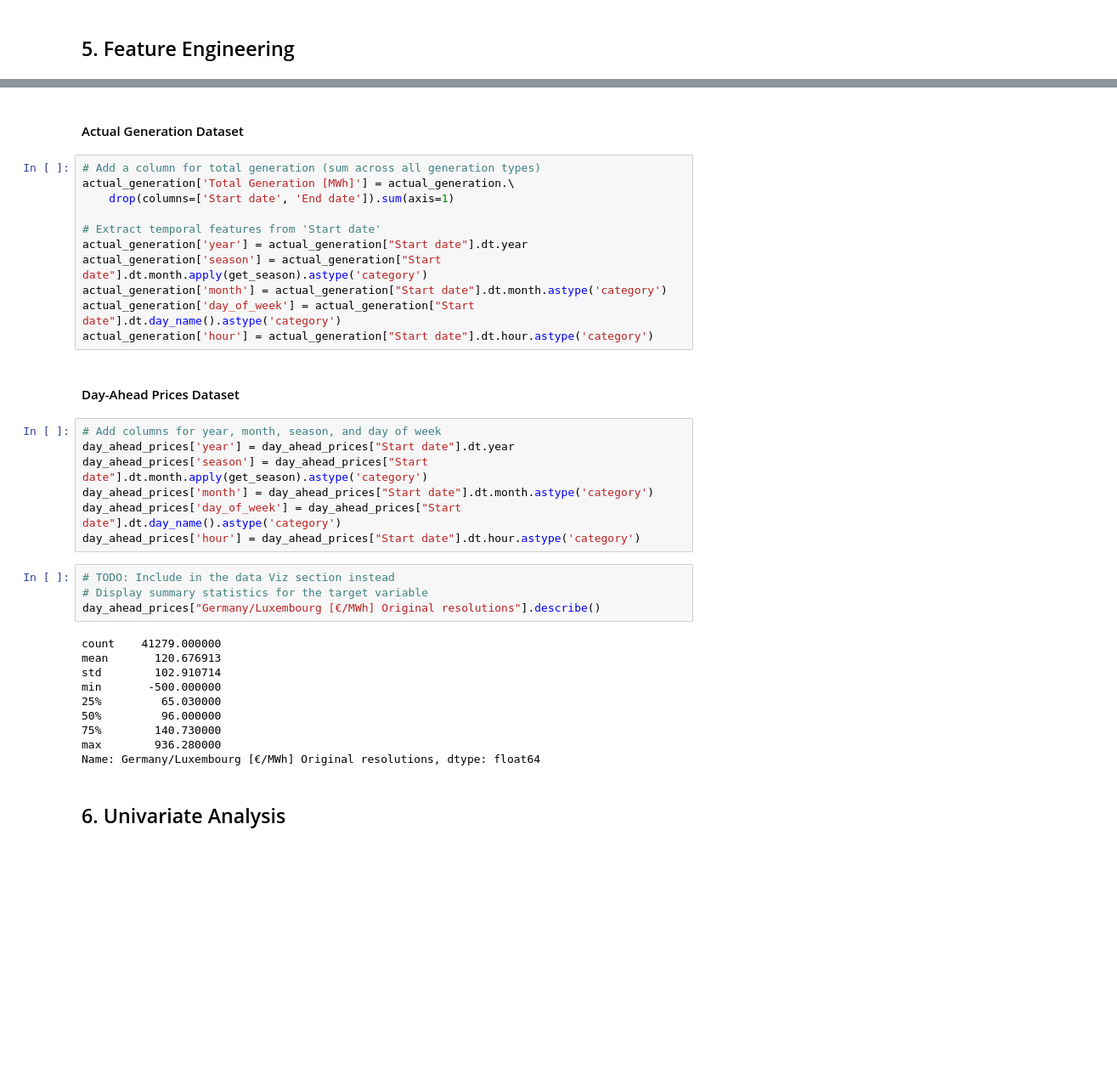
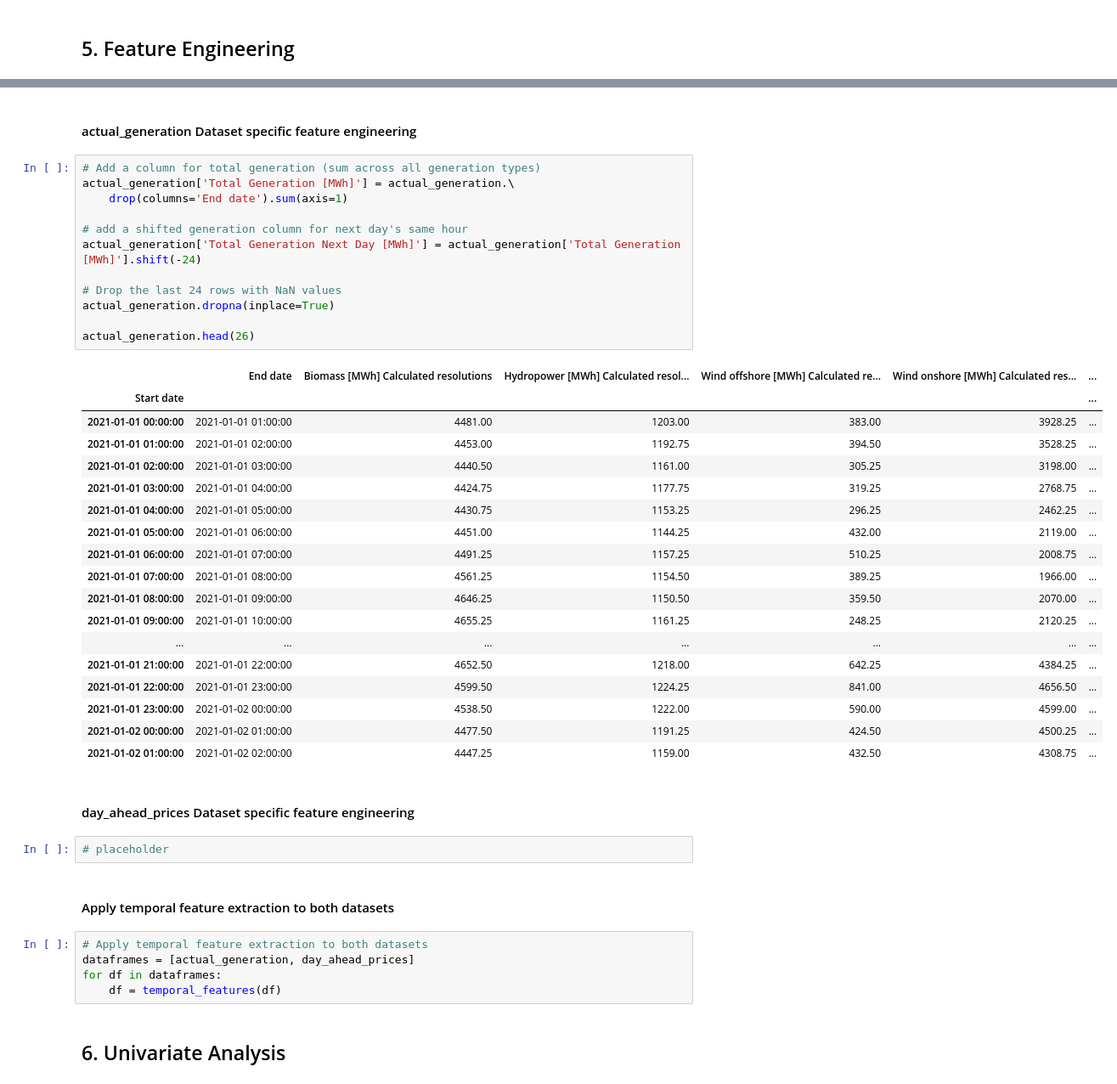
Before and after one commit to Alaeddin-B/german-energy-price-forecasting-mlops, a Jupyter notebook: notebooks/01-EDA.ipynb, the cells around one changed output, grey strips where cells are left out. Shown at 85% size. Cells and saved outputs as stored; diff of their text form; blank space fills up the shorter version.

```diff
--- a/notebooks/01-EDA.ipynb
+++ b/notebooks/01-EDA.ipynb
@@ -216,38 +238,46 @@ def get_season(month):
 # %% [markdown]
-#### Actual Generation Dataset
+#### actual_generation Dataset specific feature engineering
 # %%
 # Add a column for total generation (sum across all generation types)
 actual_generation['Total Generation [MWh]'] = actual_generation.\
-    drop(columns=['Start date', 'End date']).sum(axis=1)
+    drop(columns='End date').sum(axis=1)
 
-# Extract temporal features from 'Start date'
-actual_generation['year'] = actual_generation["Start date"].dt.year
-actual_generation['season'] = actual_generation["Start date"].dt.month.apply(get_season).astype('category')
-actual_generation['month'] = actual_generation["Start date"].dt.month.astype('category')
-actual_generation['day_of_week'] = actual_generation["Start date"].dt.day_name().astype('category')
-actual_generation['hour'] = actual_generation["Start date"].dt.hour.astype('category')
+# add a shifted generation column for next day's same hour
+actual_generation['Total Generation Next Day [MWh]'] = actual_generation['Total Generation [MWh]'].shift(-24)
+
+# Drop the last 24 rows with NaN values
+actual_generation.dropna(inplace=True)
+
+actual_generation.head(26)
+# %% [output]
+|  | End date | Biomass [MWh] Calculated resolutions | Hydropower [MWh] Calculated resol... | Wind offshore [MWh] Calculated re... | Wind onshore [MWh] Calculated res... | ... |
+| Start date |  |  |  |  |  | ... |
+| 2021-01-01 00:00:00 | 2021-01-01 01:00:00 | 4481.00 | 1203.00 | 383.00 | 3928.25 | ... |
+| 2021-01-01 01:00:00 | 2021-01-01 02:00:00 | 4453.00 | 1192.75 | 394.50 | 3528.25 | ... |
+| 2021-01-01 02:00:00 | 2021-01-01 03:00:00 | 4440.50 | 1161.00 | 305.25 | 3198.00 | ... |
+| 2021-01-01 03:00:00 | 2021-01-01 04:00:00 | 4424.75 | 1177.75 | 319.25 | 2768.75 | ... |
+| 2021-01-01 04:00:00 | 2021-01-01 05:00:00 | 4430.75 | 1153.25 | 296.25 | 2462.25 | ... |
+| 2021-01-01 05:00:00 | 2021-01-01 06:00:00 | 4451.00 | 1144.25 | 432.00 | 2119.00 | ... |
+| 2021-01-01 06:00:00 | 2021-01-01 07:00:00 | 4491.25 | 1157.25 | 510.25 | 2008.75 | ... |
+| 2021-01-01 07:00:00 | 2021-01-01 08:00:00 | 4561.25 | 1154.50 | 389.25 | 1966.00 | ... |
+| 2021-01-01 08:00:00 | 2021-01-01 09:00:00 | 4646.25 | 1150.50 | 359.50 | 2070.00 | ... |
+| 2021-01-01 09:00:00 | 2021-01-01 10:00:00 | 4655.25 | 1161.25 | 248.25 | 2120.25 | ... |
+| ... | ... | ... | ... | ... | ... | ... |
+| 2021-01-01 21:00:00 | 2021-01-01 22:00:00 | 4652.50 | 1218.00 | 642.25 | 4384.25 | ... |
+| 2021-01-01 22:00:00 | 2021-01-01 23:00:00 | 4599.50 | 1224.25 | 841.00 | 4656.50 | ... |
+| 2021-01-01 23:00:00 | 2021-01-02 00:00:00 | 4538.50 | 1222.00 | 590.00 | 4599.00 | ... |
+| 2021-01-02 00:00:00 | 2021-01-02 01:00:00 | 4477.50 | 1191.25 | 424.50 | 4500.25 | ... |
+| 2021-01-02 01:00:00 | 2021-01-02 02:00:00 | 4447.25 | 1159.00 | 432.50 | 4308.75 | ... |
 # %% [markdown]
-#### Day-Ahead Prices Dataset
+#### day_ahead_prices Dataset specific feature engineering
 # %%
-# Add columns for year, month, season, and day of week
-day_ahead_prices['year'] = day_ahead_prices["Start date"].dt.year
-day_ahead_prices['season'] = day_ahead_prices["Start date"].dt.month.apply(get_season).astype('category')
-day_ahead_prices['month'] = day_ahead_prices["Start date"].dt.month.astype('category')
-day_ahead_prices['day_of_week'] = day_ahead_prices["Start date"].dt.day_name().astype('category')
-day_ahead_prices['hour'] = day_ahead_prices["Start date"].dt.hour.astype('category')
+# placeholder
-# %%
-# TODO: Include in the data Viz section instead
-# Display summary statistics for the target variable
-day_ahead_prices["Germany/Luxembourg [€/MWh] Original resolutions"].describe()
-# %% [output]
-count    41279.000000
-mean       120.676913
-std        102.910714
-min       -500.000000
-25%         65.030000
-50%         96.000000
-75%        140.730000
-max        936.280000
-Name: Germany/Luxembourg [€/MWh] Original resolutions, dtype: float64
+# %% [markdown]
+#### Apply temporal feature extraction to both datasets
+# %%
+# Apply temporal feature extraction to both datasets
+dataframes = [actual_generation, day_ahead_prices]
+for df in dataframes:
+    df = temporal_features(df)
 # %% [markdown]
 ## 6. Univariate Analysis
```
Also changed, not shown: parts of 18 cells of this notebook.
